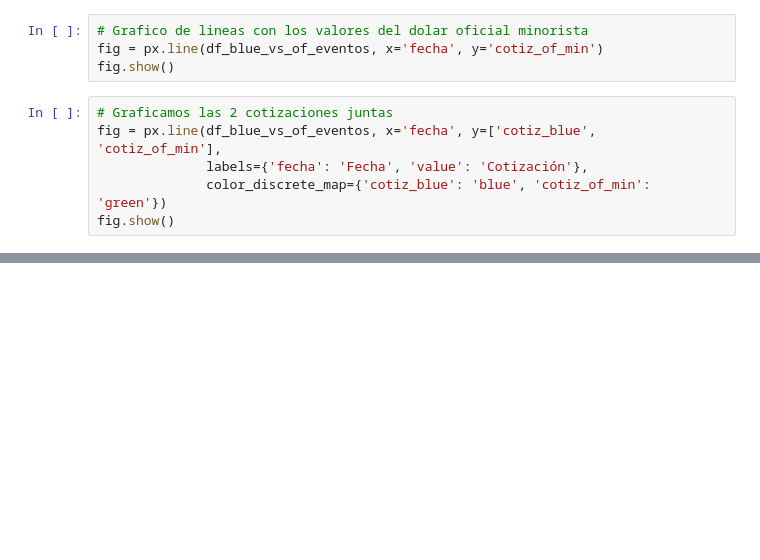
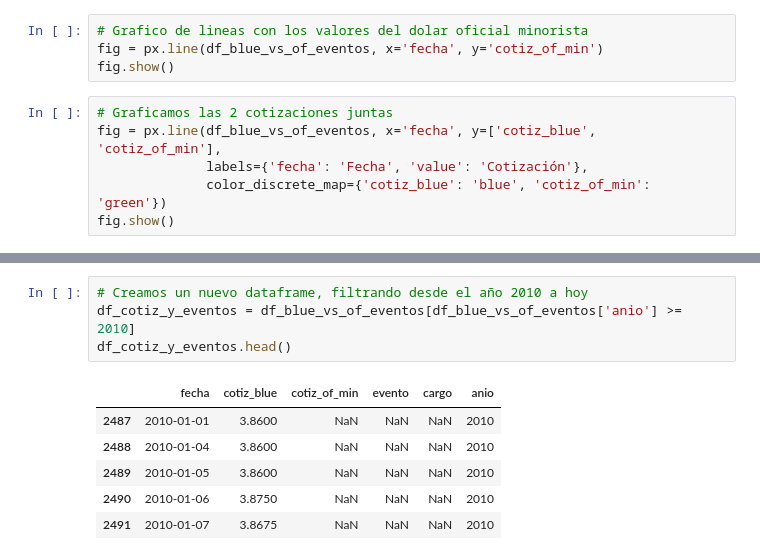
Before and after one commit to Ezemettler/cotiz_usd, a Jupyter notebook: cotiz_usd.ipynb, the cells around one changed output, grey strips where cells are left out. Drawn from its saved outputs; the diff is of its cells as text; blank space fills up the shorter version.

```diff
--- a/cotiz_usd.ipynb
+++ b/cotiz_usd.ipynb
@@ -169,0 +195,11 @@ fig.show()
+# %%
+# Creamos un nuevo dataframe, filtrando desde el año 2010 a hoy
+df_cotiz_y_eventos = df_blue_vs_of_eventos[df_blue_vs_of_eventos['anio'] >= 2010]
+df_cotiz_y_eventos.head()
+# %% [output]
+|  | fecha | cotiz_blue | cotiz_of_min | evento | cargo | anio |
+| 2487 | 2010-01-01 | 3.8600 | NaN | NaN | NaN | 2010 |
+| 2488 | 2010-01-04 | 3.8600 | NaN | NaN | NaN | 2010 |
+| 2489 | 2010-01-05 | 3.8600 | NaN | NaN | NaN | 2010 |
+| 2490 | 2010-01-06 | 3.8750 | NaN | NaN | NaN | 2010 |
+| 2491 | 2010-01-07 | 3.8675 | NaN | NaN | NaN | 2010 |
```
Also changed, not shown: parts of 6 cells of this notebook.
